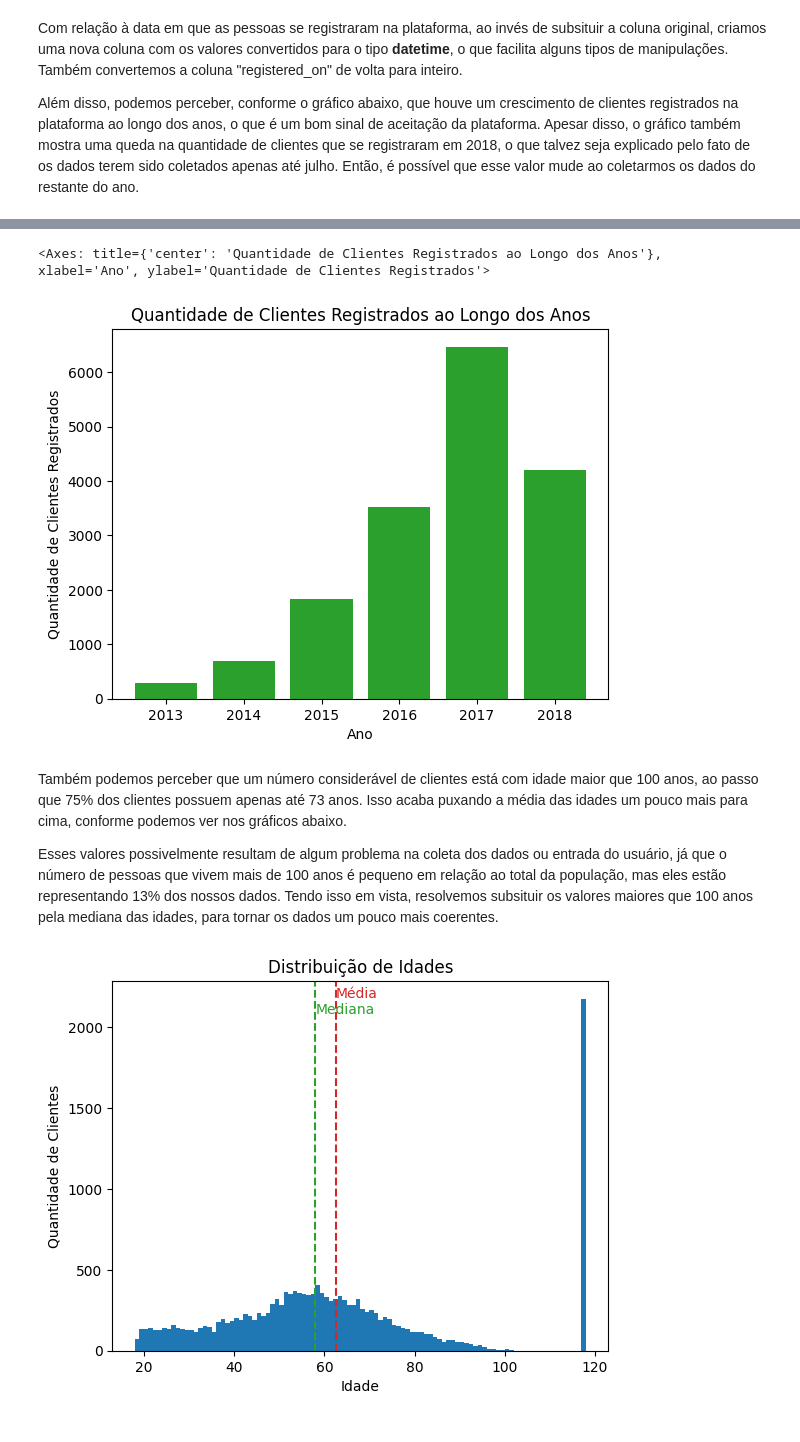
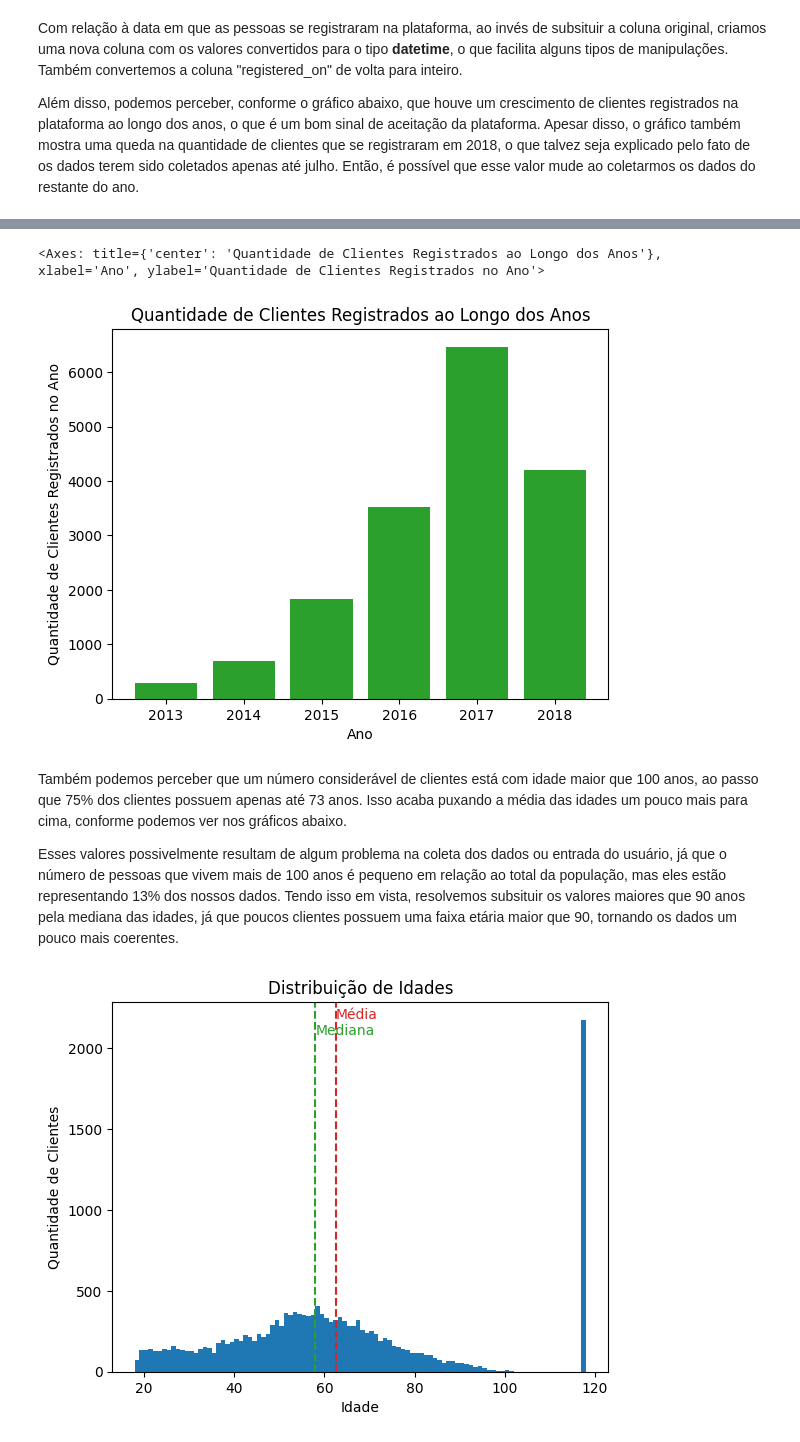
Before and after one commit to Marianna-Pinho/ifood-case, a Jupyter notebook: notebooks/1_data_processing.ipynb, the cells around one changed output, grey strips where cells are left out. Cells and saved outputs as stored; diff of their text form; code cells hidden in the pictures.

```diff
--- a/notebooks/1_data_processing.ipynb
+++ b/notebooks/1_data_processing.ipynb
@@ -61,5 +73,6 @@ def create_id_int_column(data, column_map, original_column_name, new_column_name
 # %%
 def plot_bars(axes, data_values, data_labels, data_colors, title, x_label, y_label):
+    data_colors = data_colors if data_colors else "tab:blue"
     axes.bar(x=data_labels, height=data_values, color=data_colors)
     axes.set_title(title)
     axes.set_xlabel(x_label)
@@ -283,21 +335,21 @@ df_profile.describe().show()
 # %%
 years = (
     df_profile
     .withColumn("year", year(col("registered_on_dt")))
     .groupBy("year")
     .count()
     .orderBy("year")
 ).toPandas()
 
 fig, ax = plt.subplots(1,1)
-plot_bars(axes=ax, data_values=years["count"], data_labels=years["year"], data_colors=['tab:green'], title="Quantidade de Clientes Registrados ao Longo dos Anos", x_label="Ano", y_label="Quantidade de Clientes Registrados")
+plot_bars(axes=ax, data_values=years["count"], data_labels=years["year"], data_colors=['tab:green'], title="Quantidade de Clientes Registrados ao Longo dos Anos", x_label="Ano", y_label="Quantidade de Clientes Registrados no Ano")
 # %% [output]
-<Axes: title={'center': 'Quantidade de Clientes Registrados ao Longo dos Anos'}, xlabel='Ano', ylabel='Quantidade de Clientes Registrados'>
+<Axes: title={'center': 'Quantidade de Clientes Registrados ao Longo dos Anos'}, xlabel='Ano', ylabel='Quantidade de Clientes Registrados no Ano'>
-[figure, old version]
+[figure, new version]
 # %% [markdown]
 Também podemos perceber que um número considerável de clientes está com idade maior que 100 anos, ao passo que 75% dos clientes possuem apenas até 73 anos. Isso acaba puxando a média das idades um pouco mais para cima, conforme podemos ver nos gráficos abaixo.
 
-Esses valores possivelmente resultam de algum problema na coleta dos dados ou entrada do usuário, já que o número de pessoas que vivem mais de 100 anos é pequeno em relação ao total da população, mas eles estão representando 13% dos nossos dados. Tendo isso em vista, resolvemos subsituir os valores maiores que 100 anos pela mediana das idades, para tornar os dados um pouco mais coerentes.
+Esses valores possivelmente resultam de algum problema na coleta dos dados ou entrada do usuário, já que o número de pessoas que vivem mais de 100 anos é pequeno em relação ao total da população, mas eles estão representando 13% dos nossos dados. Tendo isso em vista, resolvemos subsituir os valores maiores que 90 anos pela mediana das idades, já que poucos clientes possuem uma faixa etária maior que 90, tornando os dados um pouco mais coerentes.
 # %%
 ages = df_profile.select("age").toPandas()["age"]
 age_mean = df_profile.select(avg("age")).first()[0]
```
Also changed, not shown: parts of 66 cells of this notebook, 4 other files.
